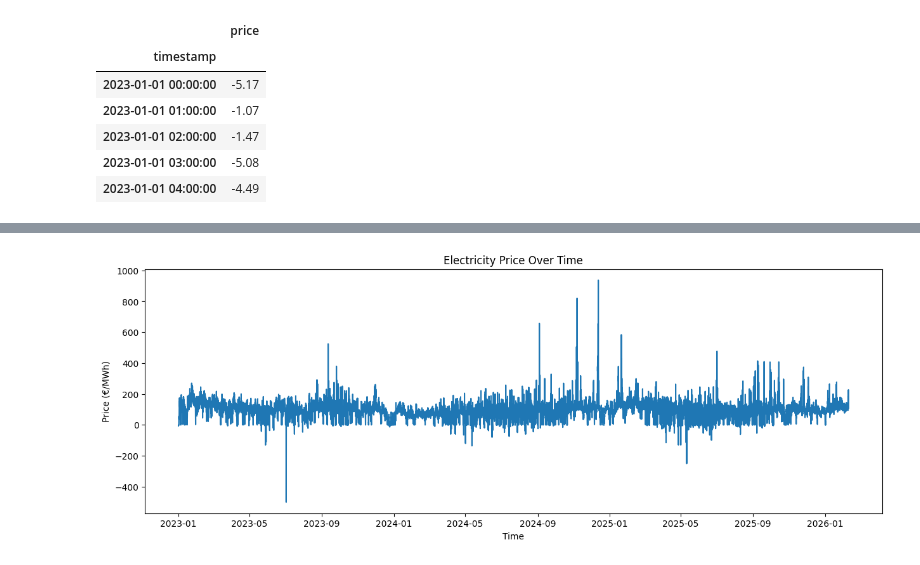
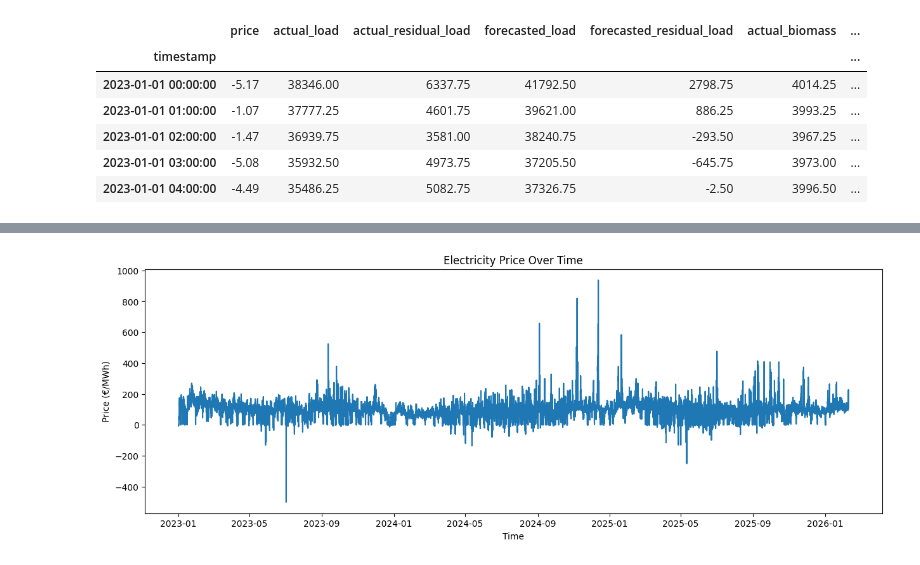
Before and after one commit to Kanakjyoti/electricity-price-forecasting-germany, a Jupyter notebook: notebooks/02_eda.ipynb, the cells around one changed output, grey strips where cells are left out. Drawn from its saved outputs; the diff is of its cells as text; code cells hidden in the pictures.

```diff
--- a/notebooks/02_eda_price.ipynb
+++ b/notebooks/02_eda.ipynb
@@ -1,17 +1,17 @@
 # %%
 import pandas as pd
 import matplotlib.pyplot as plt
 import seaborn as sns
 
-df = pd.read_csv("../data/processed/clean_price_data.csv", parse_dates=["timestamp"])
+df = pd.read_csv("../data/interim/merged_external_dataset.csv", parse_dates=["timestamp"])
 df = df.set_index("timestamp")
 
 df.head()
 # %% [output]
-|  | price |
-| timestamp |  |
-| 2023-01-01 00:00:00 | -5.17 |
-| 2023-01-01 01:00:00 | -1.07 |
-| 2023-01-01 02:00:00 | -1.47 |
-| 2023-01-01 03:00:00 | -5.08 |
-| 2023-01-01 04:00:00 | -4.49 |
+|  | price | actual_load | actual_residual_load | forecasted_load | forecasted_residual_load | actual_biomass | ... |
+| timestamp |  |  |  |  |  |  | ... |
+| 2023-01-01 00:00:00 | -5.17 | 38346.00 | 6337.75 | 41792.50 | 2798.75 | 4014.25 | ... |
+| 2023-01-01 01:00:00 | -1.07 | 37777.25 | 4601.75 | 39621.00 | 886.25 | 3993.25 | ... |
+| 2023-01-01 02:00:00 | -1.47 | 36939.75 | 3581.00 | 38240.75 | -293.50 | 3967.25 | ... |
+| 2023-01-01 03:00:00 | -5.08 | 35932.50 | 4973.75 | 37205.50 | -645.75 | 3973.00 | ... |
+| 2023-01-01 04:00:00 | -4.49 | 35486.25 | 5082.75 | 37326.75 | -2.50 | 3996.50 | ... |
```
Also changed, not shown: parts of 5 cells of this notebook, 1 other file.
